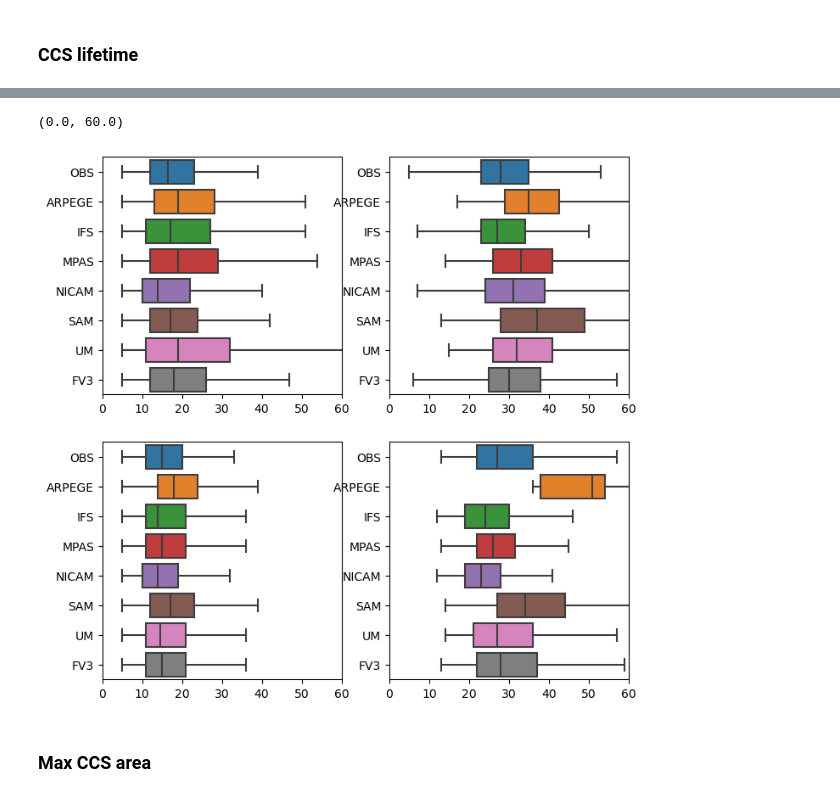
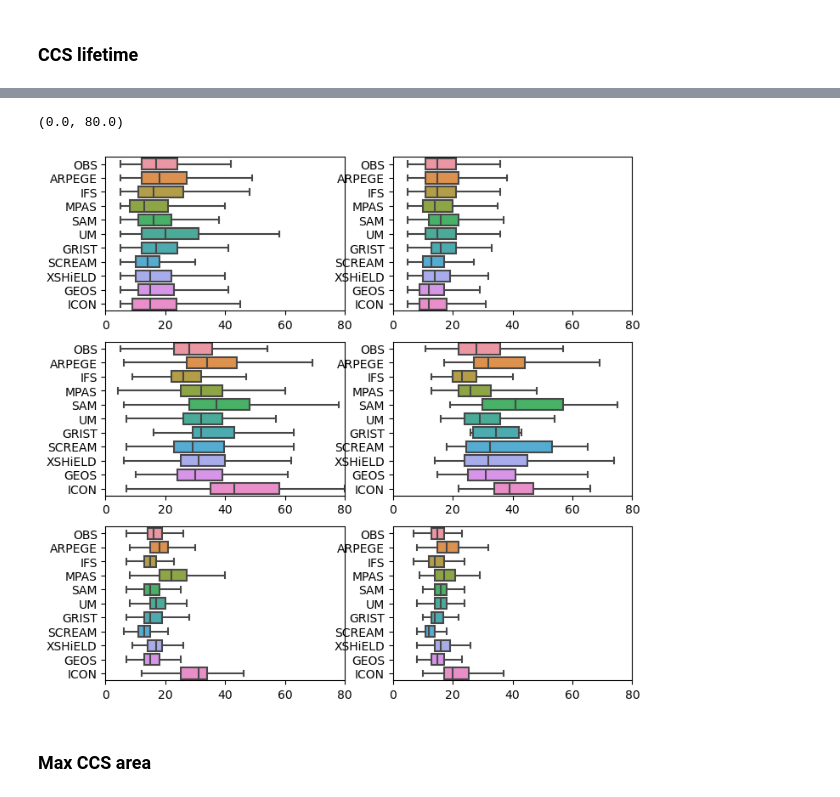
Before and after one commit to WACCEM/MCSMIP-DYAMOND, a Jupyter notebook: Notebooks/mcsmip_mcs_trackstats_boxplot.ipynb, the cells around one changed output, grey strips where cells are left out. Drawn from its saved outputs; the diff is of its cells as text; code cells hidden in the pictures.

Commit message:
Updated codes to work with TOOCAN.

```diff
--- a/Notebooks/mcsmip_mcs_trackstats_boxplot.ipynb
+++ b/Notebooks/mcsmip_mcs_trackstats_boxplot.ipynb
@@ -190,0 +214,6 @@ Data variables: (12/38)
+# %%
+# Read all files and combine them with a new dimension 'source'
+ds_toocan = xr.open_mfdataset(list(filenames_TOOCAN.values()), combine='nested', concat_dim='source')
+# Assign new coordinate 'source' using name_map dictionary keys
+ds_toocan['source'] = list(name_map.keys())
+ds_toocan
@@ -246,6 +293,8 @@ def get_land_ocean_ds(ds_in):
 dss_pyflex = find_tracks_start(ds_pyflex)
 # %%
 dss_moaap = find_tracks_start(ds_moaap)
+# %%
+dss_toocan = find_tracks_start(ds_toocan)
 # %%
 print(f'Number of MCS (PyFLEXTRKR)')
 for key in dss_pyflex['source'].data:
@@ -287,6 +355,8 @@ FV3: 1682
 dss_pyflex_l, dss_pyflex_o = get_land_ocean_ds(dss_pyflex)
 # %%
 dss_moaap_l, dss_moaap_o = get_land_ocean_ds(dss_moaap)
+# %%
+dss_toocan_l, dss_toocan_o = get_land_ocean_ds(dss_toocan)
 # %%
 dss_pyflex_o.pf_landfrac.sel(source='obs').isel(times=slice(0,60)).plot()
 # %% [output]
@@ -329,6 +399,12 @@ ccslifetime_moaap_l = dataarray_to_dataframe(da_tmp, column_names=name_map.value
 
 da_tmp = (dss_moaap_o.track_duration * dss_moaap_o.attrs['time_resolution_hour']).transpose()
 ccslifetime_moaap_o = dataarray_to_dataframe(da_tmp, column_names=name_map.values())
+# %%
+da_tmp = (dss_toocan_l.track_duration * dss_toocan_l.attrs['time_resolution_hour']).transpose()
+ccslifetime_toocan_l = dataarray_to_dataframe(da_tmp, column_names=name_map.values())
+
+da_tmp = (dss_toocan_o.track_duration * dss_toocan_o.attrs['time_resolution_hour']).transpose()
+ccslifetime_toocan_o = dataarray_to_dataframe(da_tmp, column_names=name_map.values())
 # %%
 ccslifetime_pyflex_o
 # %% [output]
@@ -348,17 +424,21 @@ ccslifetime_pyflex_o
 # %%
-fig, axes = plt.subplots(2, 2, figsize=(8,8))
+fig, axes = plt.subplots(3, 2, figsize=(8,8))
 sns.boxplot(data=ccslifetime_pyflex_o,  orient='h', ax=axes[0][0], showfliers=False)
-sns.boxplot(data=ccslifetime_pyflex_l,  orient='h', ax=axes[1][0], showfliers=False)
-sns.boxplot(data=ccslifetime_moaap_o,  orient='h', ax=axes[0][1], showfliers=False)
+sns.boxplot(data=ccslifetime_moaap_o,  orient='h', ax=axes[1][0], showfliers=False)
+sns.boxplot(data=ccslifetime_toocan_o,  orient='h', ax=axes[2][0], showfliers=False)
+
+sns.boxplot(data=ccslifetime_pyflex_l,  orient='h', ax=axes[0][1], showfliers=False)
 sns.boxplot(data=ccslifetime_moaap_l,  orient='h', ax=axes[1][1], showfliers=False)
-axes[0][0].set_xlim(0,60)
-axes[1][0].set_xlim(0,60)
-axes[0][1].set_xlim(0,60)
-axes[1][1].set_xlim(0,60)
-# axes[0][0].set_title('')
+sns.boxplot(data=ccslifetime_toocan_l,  orient='h', ax=axes[2][1], showfliers=False)
+axes[0][0].set_xlim(0,80)
+axes[1][0].set_xlim(0,80)
+axes[2][0].set_xlim(0,80)
+axes[0][1].set_xlim(0,80)
+axes[1][1].set_xlim(0,80)
+axes[2][1].set_xlim(0,80)
 # %% [output]
-(0.0, 60.0)
+(0.0, 80.0)
-[figure, old version]
+[figure, new version]
 # %% [markdown]
 ### Max CCS area
 # %%
```
Also changed, not shown: parts of 70 cells of this notebook, 6 other files.
